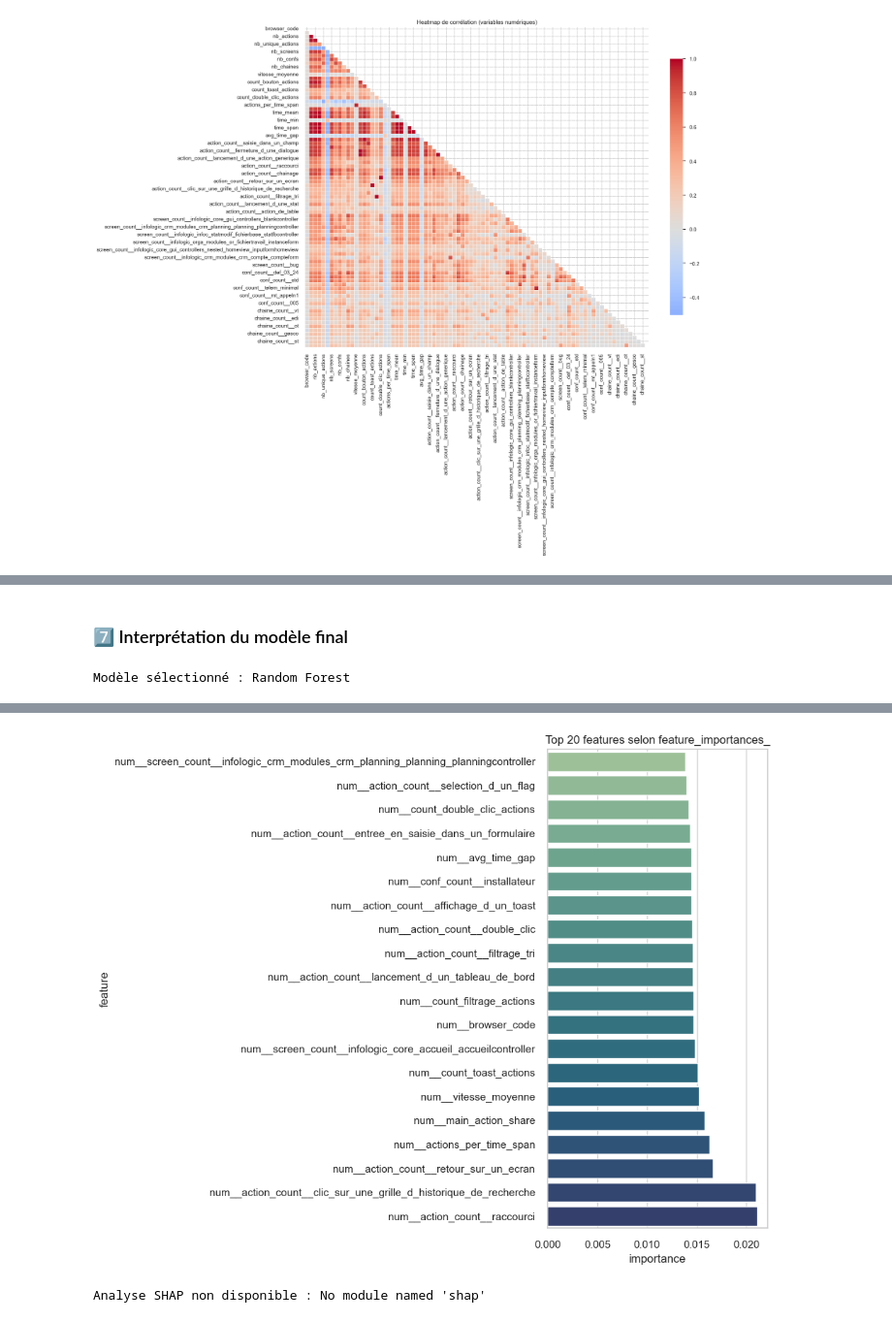
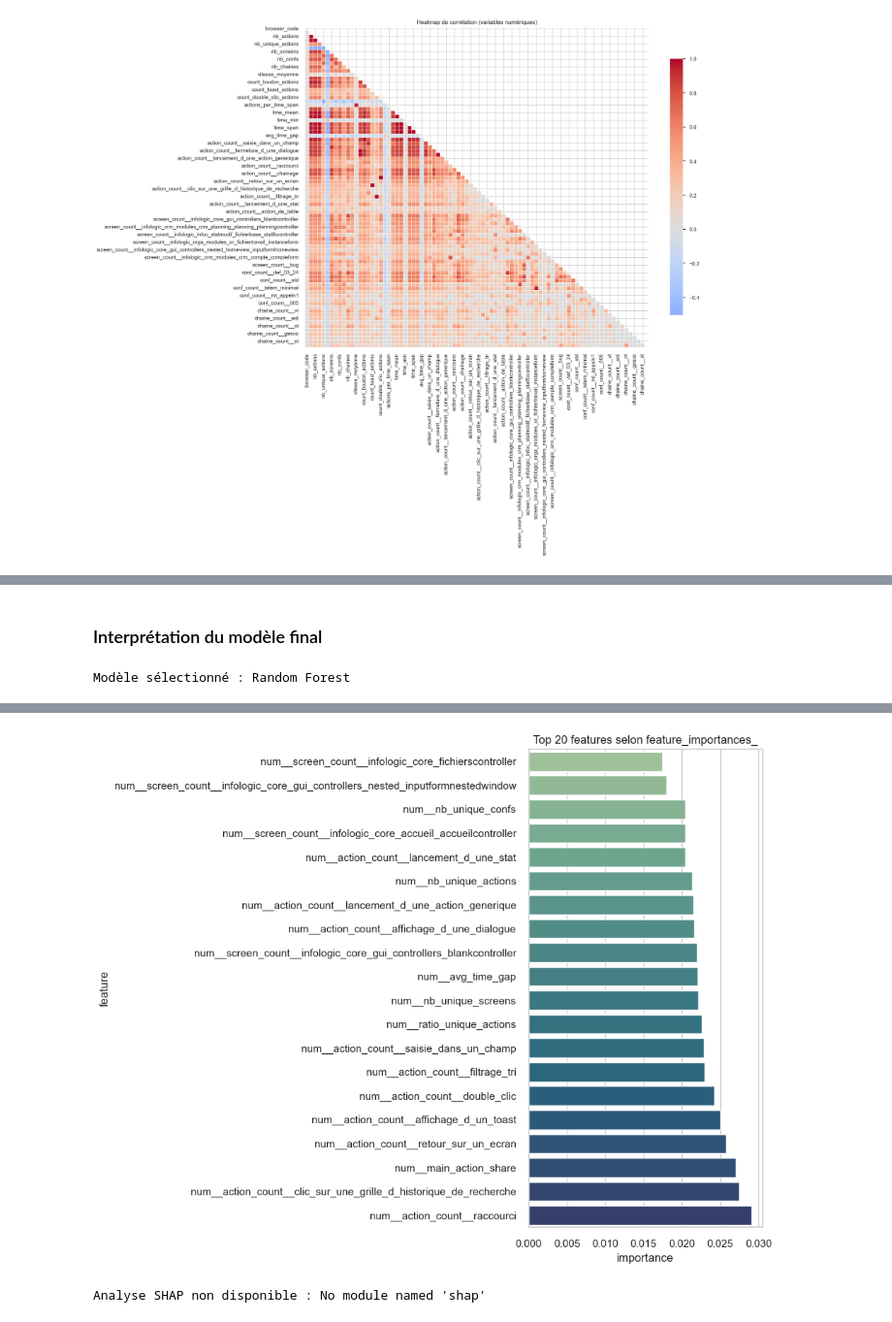
Before and after one commit to sduparcq/data_sci, a Jupyter notebook: user_behavior_pipeline.ipynb, the cells around one changed output, grey strips where cells are left out. Shown at 97% size. Cells and saved outputs as stored; diff of their text form; code cells hidden in the pictures.

```diff
--- a/user_behavior_pipeline.ipynb
+++ b/user_behavior_pipeline.ipynb
@@ -180,12 +294,20 @@ else:
 # %%
 target_col = "user"
-
-if target_col not in df_features.columns:
-    raise KeyError(f"La colonne cible '{target_col}' est introuvable dans df_features.")
 
 target_encoder = LabelEncoder()
 y = target_encoder.fit_transform(df_features[target_col])
 X = df_features.drop(columns=[target_col]).copy()
+print(X.shape)
+drop_candidates = set()
+if "features_to_drop_corr" in globals():
+    drop_candidates.update(features_to_drop_corr)
+if "high_vif_features" in globals():
+    drop_candidates.update(high_vif_features)
+drop_candidates = [col for col in drop_candidates if col in X.columns]
+if drop_candidates:
+    X = X.drop(columns=drop_candidates)
+    print(print(f"Shape avant/après : apres → {X.shape}"))
+    print(f"Colonnes supprimées (corrélation/VIF) : {drop_candidates}")
 
 numeric_features = X.select_dtypes(include=[np.number]).columns.tolist()
 categorical_features = X.select_dtypes(include=["object", "category"]).columns.tolist()
@@ -440,9 +581,6 @@ else:
 # %% [markdown]
-### 7️⃣ Interprétation du modèle final
+### Interprétation du modèle final
 # %%
-if results_df.empty:
-    raise RuntimeError("Aucun résultat de modèle disponible pour l'interprétation.")
-
 best_model_name = results_df.iloc[0]["model"]
 print(f"Modèle sélectionné : {best_model_name}")
 
@@ -450,10 +588,9 @@ best_pipeline = best_models[best_model_name]
 preprocessor_fitted = best_pipeline.named_steps["preprocessor"]
 model_fitted = best_pipeline.named_steps["model"]
 
-try:
-    feature_names = preprocessor_fitted.get_feature_names_out()
-except AttributeError:
-    feature_names = np.array(numeric_features + categorical_features)
+
+feature_names = preprocessor_fitted.get_feature_names_out()
+
 
 importance_values = None
 importance_type = None
@@ -469,26 +606,24 @@ elif hasattr(model_fitted, "coef_"):
         importance_values = np.mean(np.abs(coef_), axis=0)
     importance_type = "|coef| (moyenne multi-classes)"
 
-if importance_values is not None:
-    importance_df = (
-        pd.DataFrame({"feature": feature_names, "importance": importance_values})
-        .sort_values(by="importance", ascending=False)
-        .head(20)
-    )
-    display(importance_df)
 
-    plt.figure(figsize=(10, 8))
-    sns.barplot(
-        data=importance_df.sort_values(by="importance"),
-        x="importance",
-        y="feature",
-        palette="crest",
-    )
-    plt.title(f"Top 20 features selon {importance_type}")
-    plt.tight_layout()
-    plt.show()
-else:
-    print("Le modèle sélectionné ne fournit pas d'attribut d'importance interprétable directement.")
+importance_df = (
+    pd.DataFrame({"feature": feature_names, "importance": importance_values})
+    .sort_values(by="importance", ascending=False)
+    .head(20)
+)
+display(importance_df)
+
+plt.figure(figsize=(10, 8))
+sns.barplot(
+    data=importance_df.sort_values(by="importance"),
+    x="importance",
+    y="feature",
+    palette="crest",
+)
+plt.title(f"Top 20 features selon {importance_type}")
+plt.tight_layout()
+plt.show()
 # %% [output]
 Modèle sélectionné : Random Forest
 |  | feature | importance |
@@ -511,4 +646,4 @@ Modèle sélectionné : Random Forest
-[figure, old version]
+[figure, new version]
 # %%
 try:
     import shap
```
Also changed, not shown: parts of 27 cells of this notebook, 6 other files.
